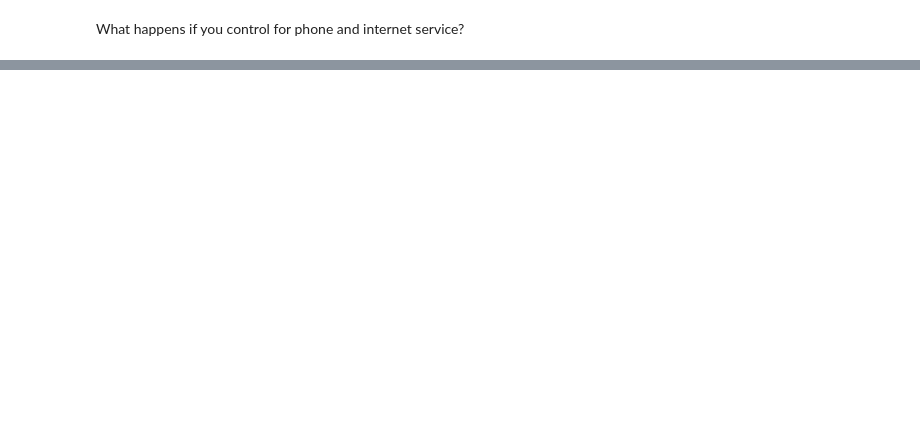
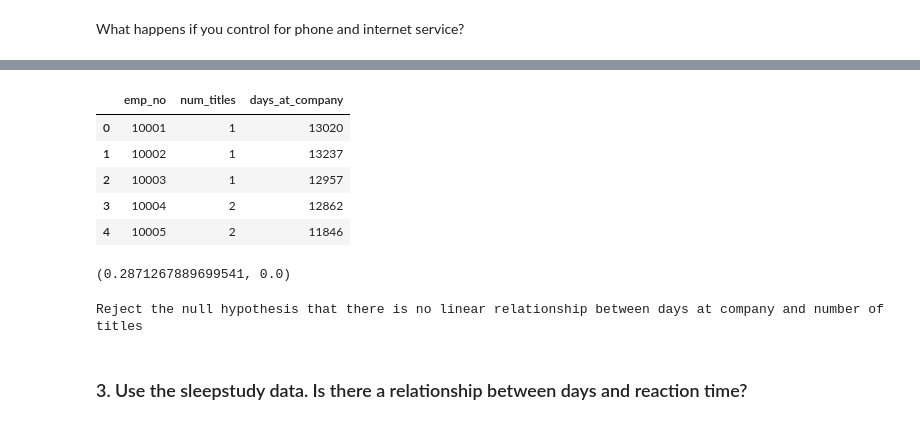
Before and after one commit to jesse-d-marder/statistics-exercises, a Jupyter notebook: hypothesis_testing.ipynb, the cells around one changed output, grey strips where cells are left out. Drawn from its saved outputs; the diff is of its cells as text; code cells hidden in the pictures; blank space fills up the shorter version.

```diff
--- a/hypothesis_testing.ipynb
+++ b/hypothesis_testing.ipynb
@@ -325,0 +428,39 @@ Is there a relationship between how long an employee has been with the company a
+# %%
+# Gets current employees only, their number of titles and days at company
+query = """
+SELECT emp_no, num_titles, DATEDIFF(CURDATE(), hire_date) AS days_at_company
+FROM
+(SELECT emp_no, COUNT(title) AS num_titles
+FROM titles
+WHERE emp_no IN
+(SELECT emp_no
+ FROM titles
+  WHERE to_date>CURDATE())
+GROUP BY emp_no) AS title_nums
+JOIN employees
+USING (emp_no);
+"""
+emp_titles = pd.read_sql(query, get_db_url('employees'))
+# %%
+emp_titles.head()
+# %% [output]
+|  | emp_no | num_titles | days_at_company |
+| 0 | 10001 | 1 | 13020 |
+| 1 | 10002 | 1 | 13237 |
+| 2 | 10003 | 1 | 12957 |
+| 3 | 10004 | 2 | 12862 |
+| 4 | 10005 | 2 | 11846 |
+# %%
+corr, p = stats.pearsonr(emp_titles.days_at_company, emp_titles.num_titles)
+corr, p
+# %% [output]
+(0.2871267889699541, 0.0)
+# %%
+if p < alpha:
+    print("Reject the null hypothesis that there is no linear relationship between days at company and number of titles")
+else:
+    print("Fail to reject null")
+# %% [output]
+Reject the null hypothesis that there is no linear relationship between days at company and number of titles
+# %% [markdown]
+### 3. Use the sleepstudy data. Is there a relationship between days and reaction time?
```
Also changed, not shown: parts of 38 cells of this notebook, 1 other file.
